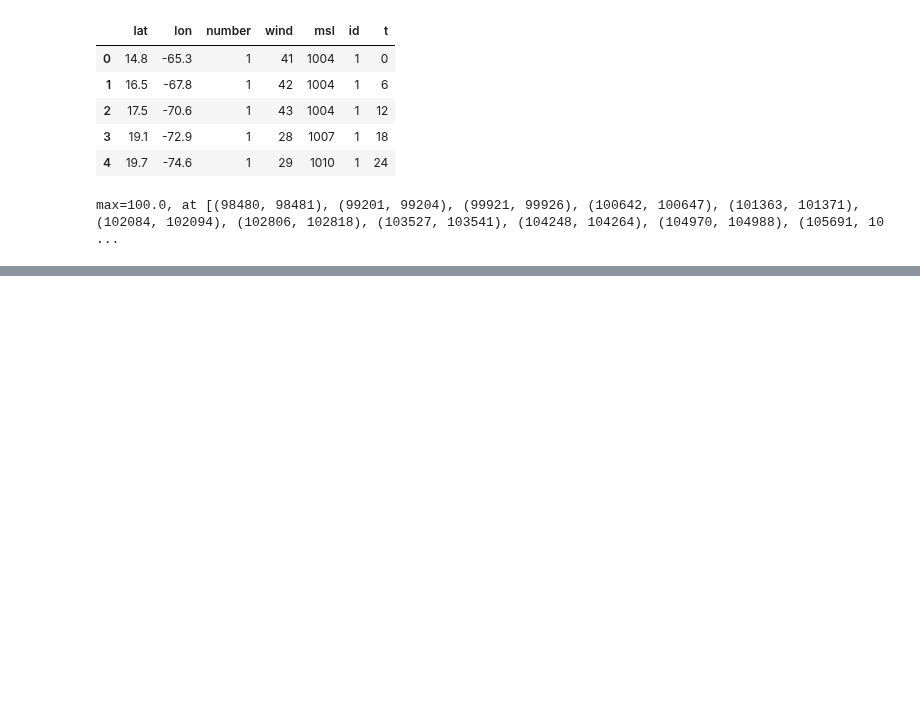
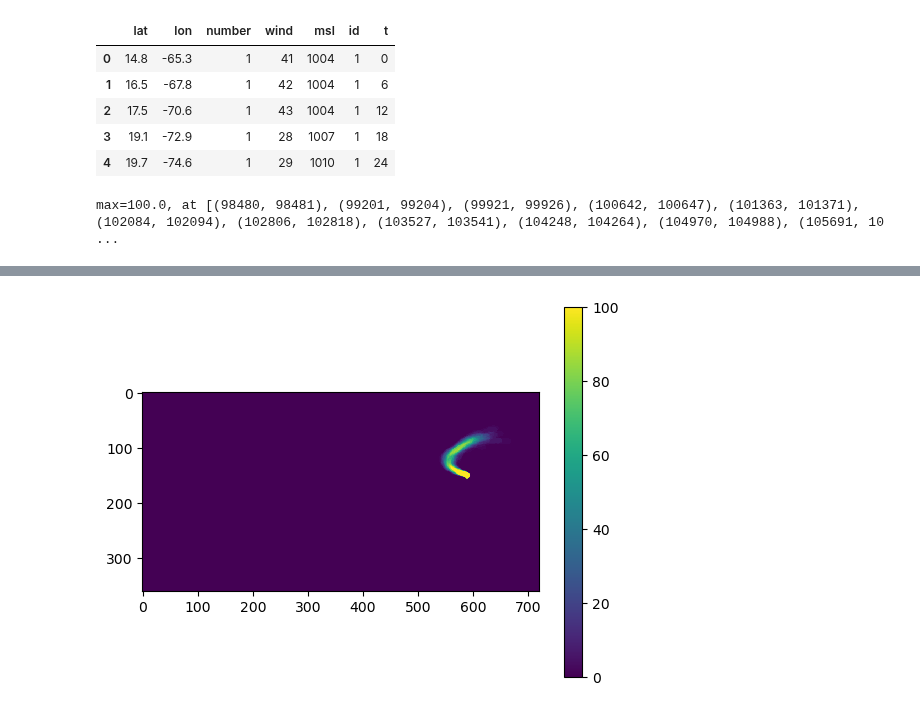
Before and after one commit to ECMWFCode4Earth/TropiDash, a Jupyter notebook: notebooks-examples-trials/trials/strike_probability_map.ipynb, the cells around one changed output, grey strips where cells are left out. Saved outputs shown, nothing was run; the diff lists cells and outputs as text; code cells hidden in the pictures; blank space fills up the shorter version.

Commit message:
removed radius plot, documented functions, minor fixes

```diff
--- a/notebooks-examples-trials/trials/strike_probability_map.ipynb
+++ b/notebooks-examples-trials/trials/strike_probability_map.ipynb
@@ -303,6 +300,6 @@ assert 0 <= min(val) and max(val) <= 100.0
 max=100.0, at [(98480, 98481), (99201, 99204), (99921, 99926), (100642, 100647), (101363, 101371), (102084, 102094), (102806, 102818), (103527, 103541), (104248, 104264), (104970, 104988), (105691, 10 ...
 # %%
 print(Ni, Nj)
-val.reshape((Ni,Nj))
+prova = val.reshape((Nj,Ni))
 # %% [output]
 720 361
@@ -339,0 +323,14 @@ array([0., 0., 0., ..., 0., 0., 0.])
+# %%
+import matplotlib.pyplot as plt
+
+plt.figure()
+heatmap = plt.imshow(prova, cmap='viridis', interpolation='nearest')
+
+plt.colorbar(heatmap)
+
+# plt.xlim(500,700)
+# plt.ylim(200,50)
+
+plt.show()
+# %% [output]
+[figure, added]
```
Also changed, not shown: parts of 5 cells of this notebook, 4 other files.
